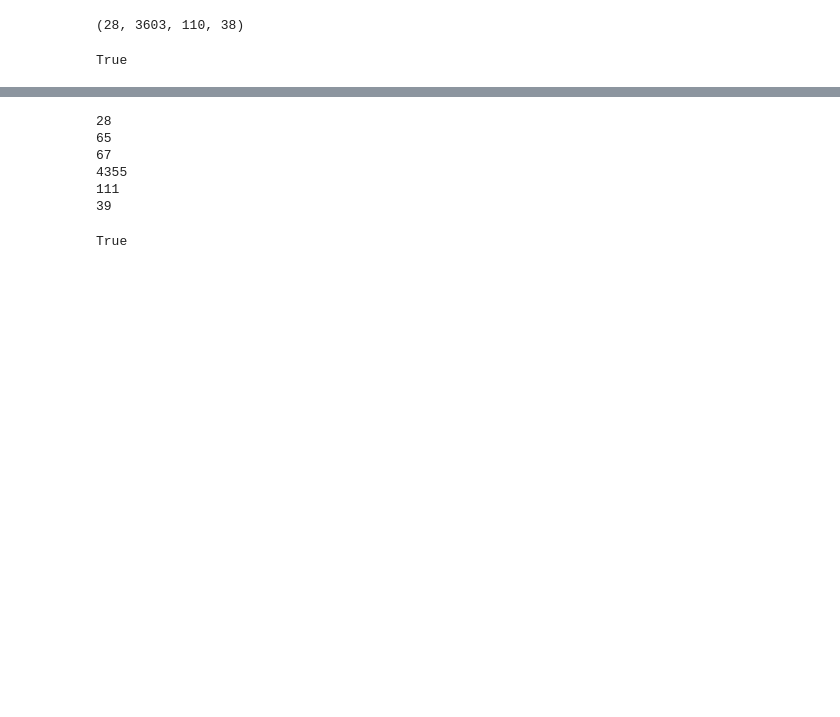
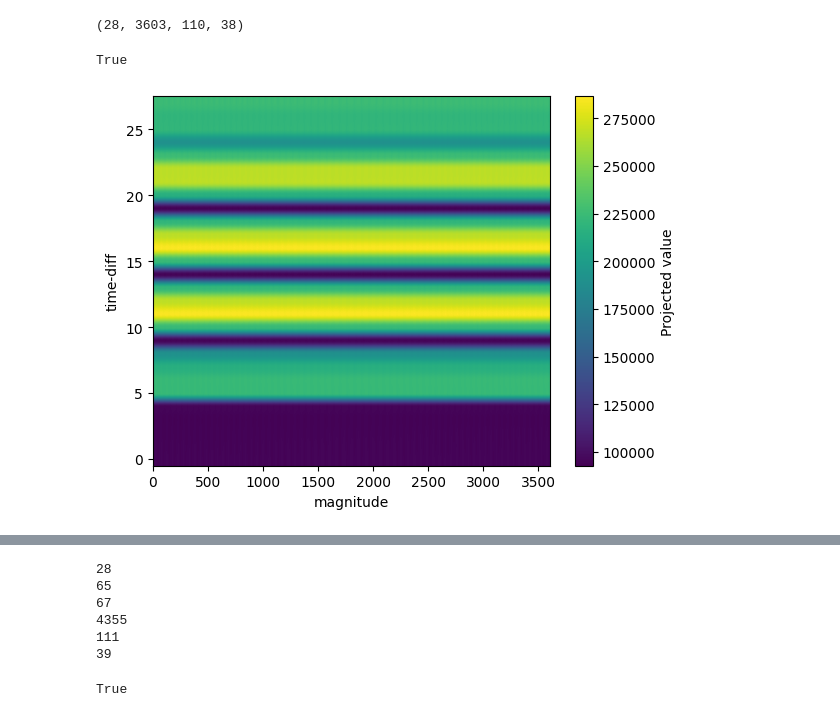
Before and after one commit to Rachel-0420/Cross-Entropy-Fast-Transient, a Jupyter notebook: cross_entropy_btw_supernovae.ipynb, the cells around one changed output, grey strips where cells are left out. Cells and saved outputs as stored; diff of their text form; code cells hidden in the pictures; blank space fills up the shorter version.

Commit message:
added a few plots of original data

```diff
--- a/cross_entropy_btw_supernovae.ipynb
+++ b/cross_entropy_btw_supernovae.ipynb
@@ -64,3 +62,13 @@ print(shape)
 print(type(arr_2) == type(Data2))
 # %% [output]
 True
+# %%
+proj = Data1.sum(axis=(2, 3))
+
+plt.imshow(proj, aspect='auto', origin='lower')
+plt.colorbar(label="Projected value")
+plt.xlabel("magnitude")
+plt.ylabel("time-diff")
+plt.show()
+# %% [output]
+[figure, added]
```
Also changed, not shown: parts of 18 cells of this notebook.
